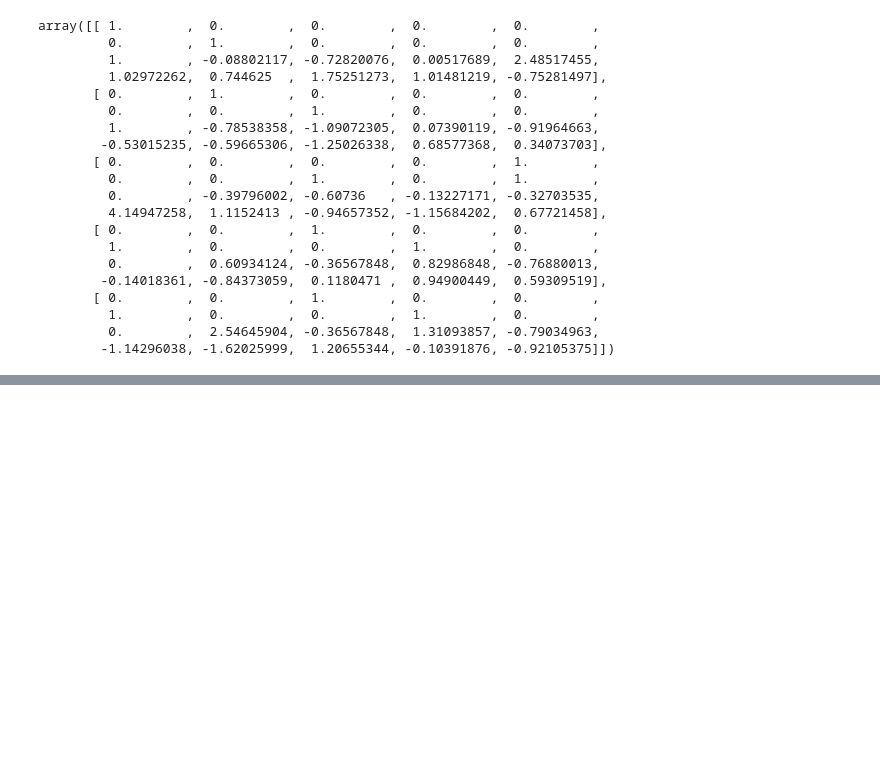
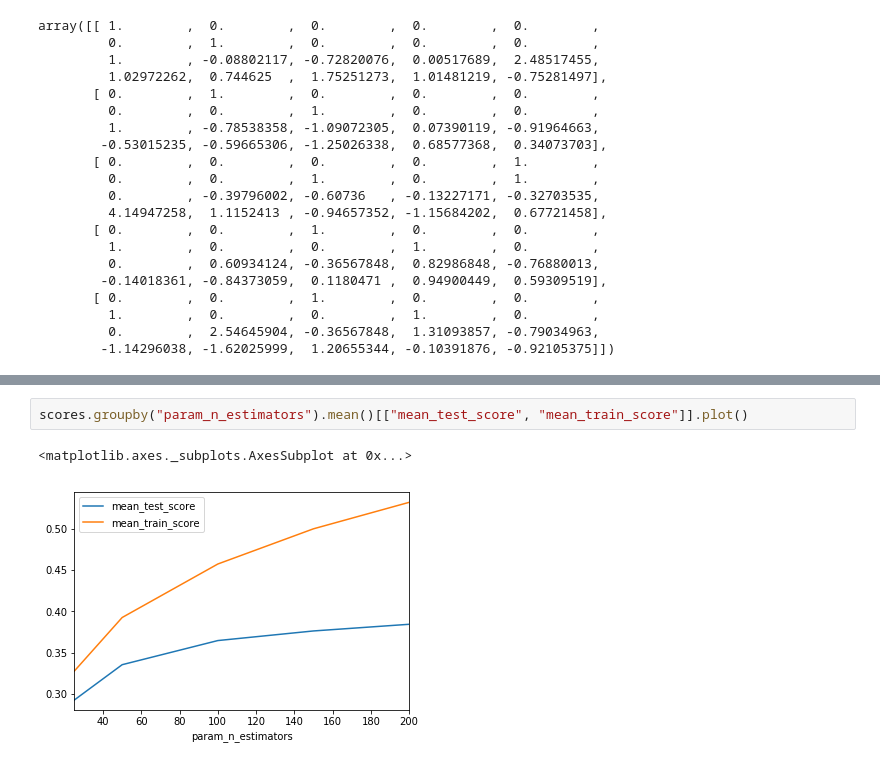
Before and after one commit to AI-BlackBelt/yellow, a Jupyter notebook: notebooks/solutions/day4-case-solution.ipynb, the cells around one changed output, grey strips where cells are left out. Saved outputs shown, nothing was run; the diff lists cells and outputs as text; blank space fills up the shorter version.

```diff
--- a/notebooks/solutions/day4-case-solution.ipynb
+++ b/notebooks/solutions/day4-case-solution.ipynb
@@ -176,0 +248,5 @@ array([0.        , 0.        , 0.04221051, 0.        , 0.00248454,
+# %%
+scores.groupby("param_n_estimators").mean()[["mean_test_score", "mean_train_score"]].plot()
+# %% [output]
+<matplotlib.axes._subplots.AxesSubplot at 0x...>
+[figure, added]
```
Also changed, not shown: parts of 10 cells of this notebook.
